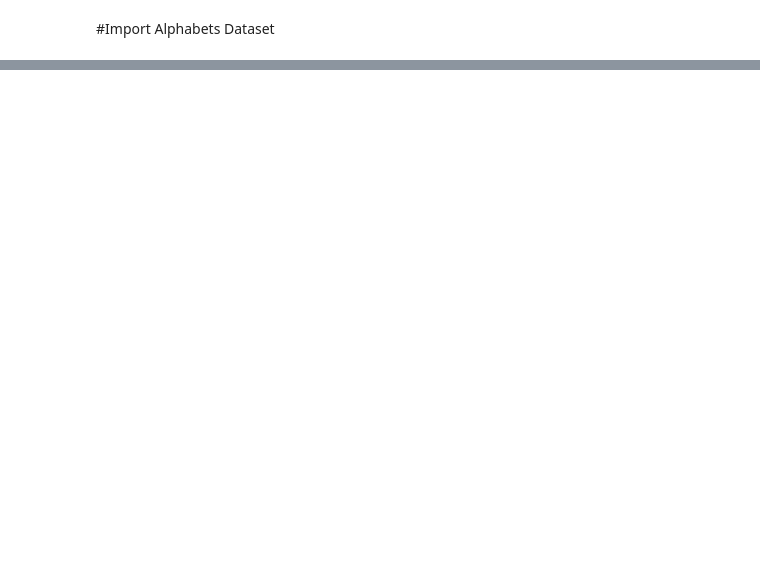
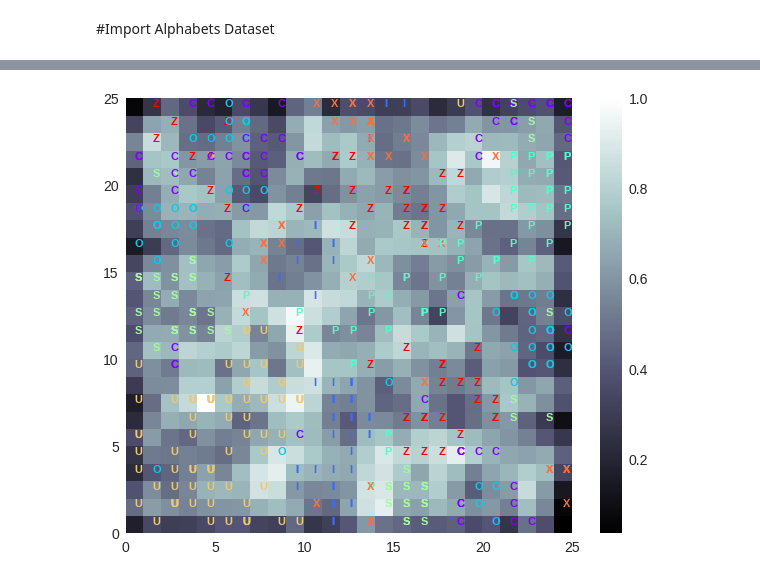
Before and after one commit to puraminy/mini_proj3, a Jupyter notebook: SOM.ipynb, the cells around one changed output, grey strips where cells are left out. Cells and saved outputs as stored; diff of their text form; code cells hidden in the pictures; blank space fills up the shorter version.

```diff
--- a/SOM.ipynb
+++ b/SOM.ipynb
@@ -42,3 +54,32 @@ Unpacking objects: 100% (4/4), done.
+# %%
+# This code added by Ahmad Pouramini
+
+# print(alphabet[10])
+
+from minisom import MiniSom
+
+som = MiniSom(x=25, y=25, input_len=28*28, sigma=1.0, learning_rate=1.0, neighborhood_function='gaussian')  # initialization of 25x25 SOM
+som.random_weights_init(alphabet)  # initialize weights with random values
+som.train_random(alphabet, 300)
+
+plt.figure(figsize=(10, 8))
+
+from pylab import bone, pcolor, colorbar, plot, show
+bone()
+pcolor(som.distance_map().T)
+colorbar()
+
+for x, t in zip(alphabet, label):  # scatterplot
+    w = som.winner(x)
+    wmap[w] = im
+    plt. text(w[0]+.5,
+              w[1]+.5,
+              label2[t],
+              color=plt.cm.rainbow(t / 7.),
+              fontdict={'weight': 'bold',  'size': 11}
+              )
+# %% [output]
+[figure, added]
 # %%
 # SOM Training
 from minisom import MiniSom
```
Also changed, not shown: parts of 3 cells of this notebook.
